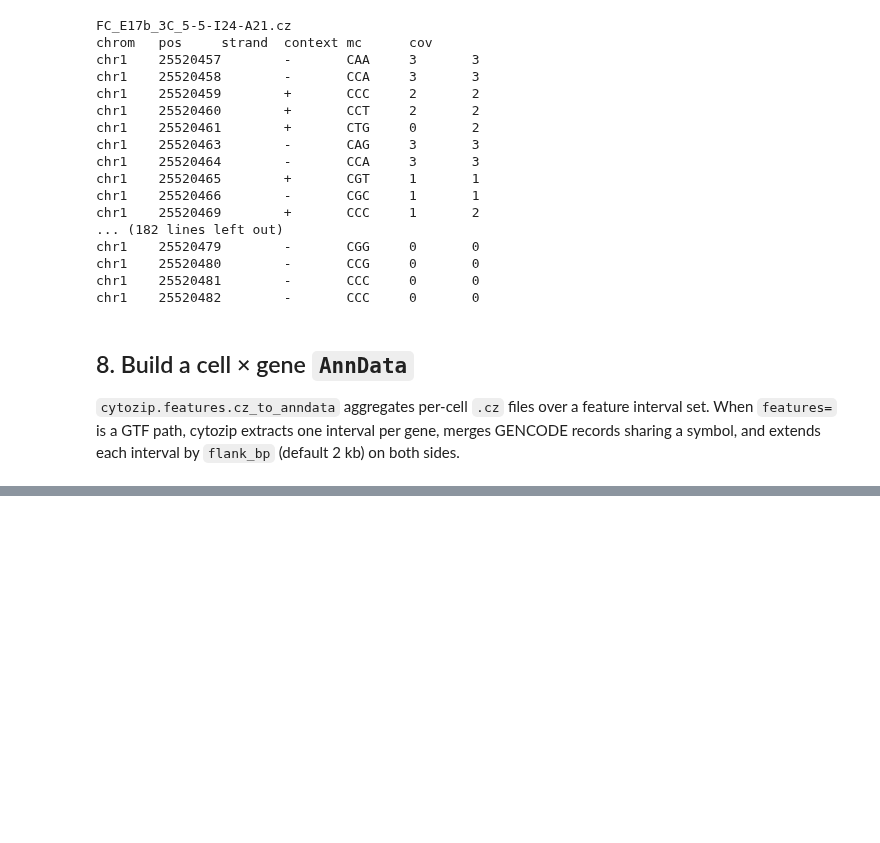
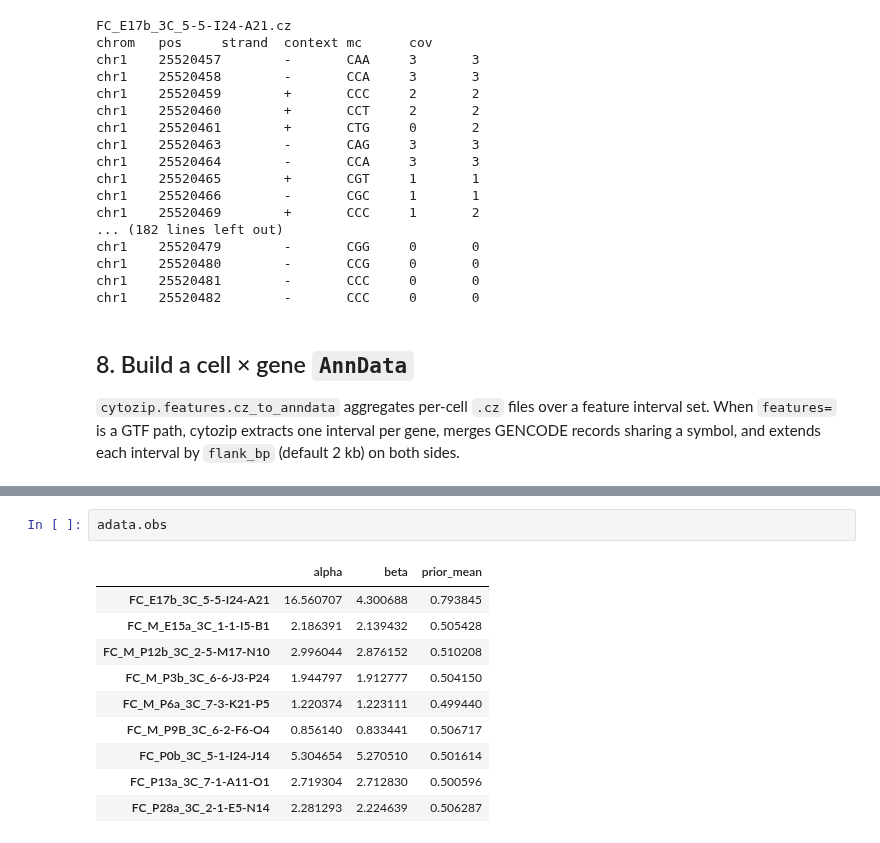
Before and after one commit to DingWB/cytozip, a Jupyter notebook: notebooks/2.dnam.ipynb, the cells around one changed output, grey strips where cells are left out. Cells and saved outputs as stored; diff of their text form; blank space fills up the shorter version.

```diff
--- a/notebooks/2.dnam.ipynb
+++ b/notebooks/2.dnam.ipynb
@@ -499,0 +496,13 @@ wrote output/bg_gene.h5ad
+# %%
+adata.obs
+# %% [output]
+|  | alpha | beta | prior_mean |
+| FC_E17b_3C_5-5-I24-A21 | 16.560707 | 4.300688 | 0.793845 |
+| FC_M_E15a_3C_1-1-I5-B1 | 2.186391 | 2.139432 | 0.505428 |
+| FC_M_P12b_3C_2-5-M17-N10 | 2.996044 | 2.876152 | 0.510208 |
+| FC_M_P3b_3C_6-6-J3-P24 | 1.944797 | 1.912777 | 0.504150 |
+| FC_M_P6a_3C_7-3-K21-P5 | 1.220374 | 1.223111 | 0.499440 |
+| FC_M_P9B_3C_6-2-F6-O4 | 0.856140 | 0.833441 | 0.506717 |
+| FC_P0b_3C_5-1-I24-J14 | 5.304654 | 5.270510 | 0.501614 |
+| FC_P13a_3C_7-1-A11-O1 | 2.719304 | 2.712830 | 0.500596 |
+| FC_P28a_3C_2-1-E5-N14 | 2.281293 | 2.224639 | 0.506287 |
```
Also changed, not shown: parts of 22 cells of this notebook, 18 other files.
